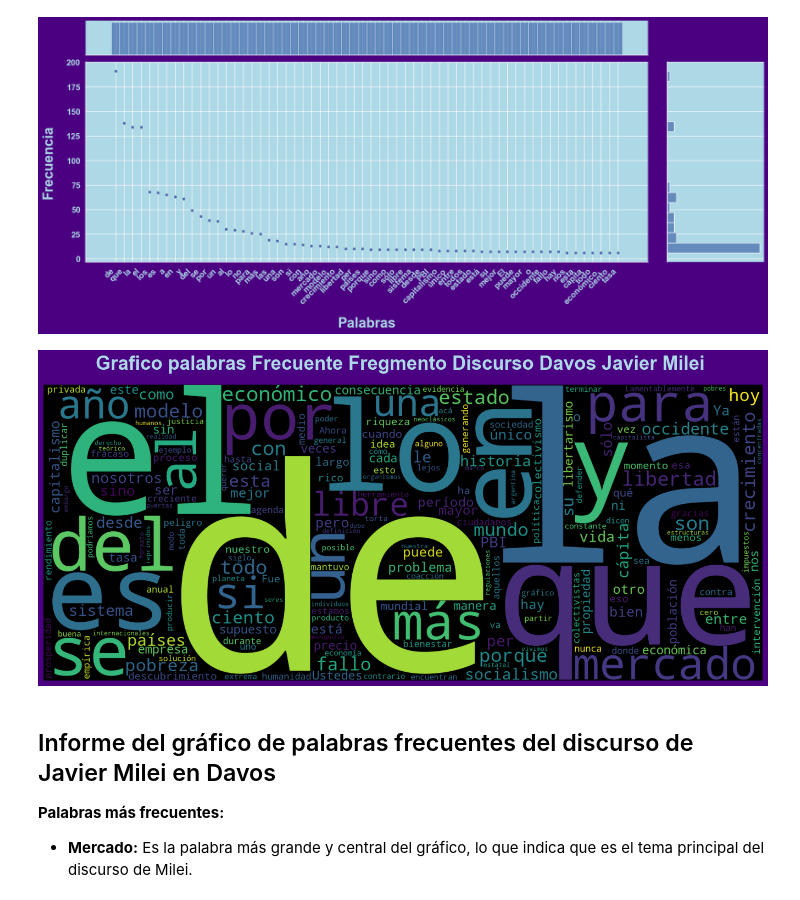
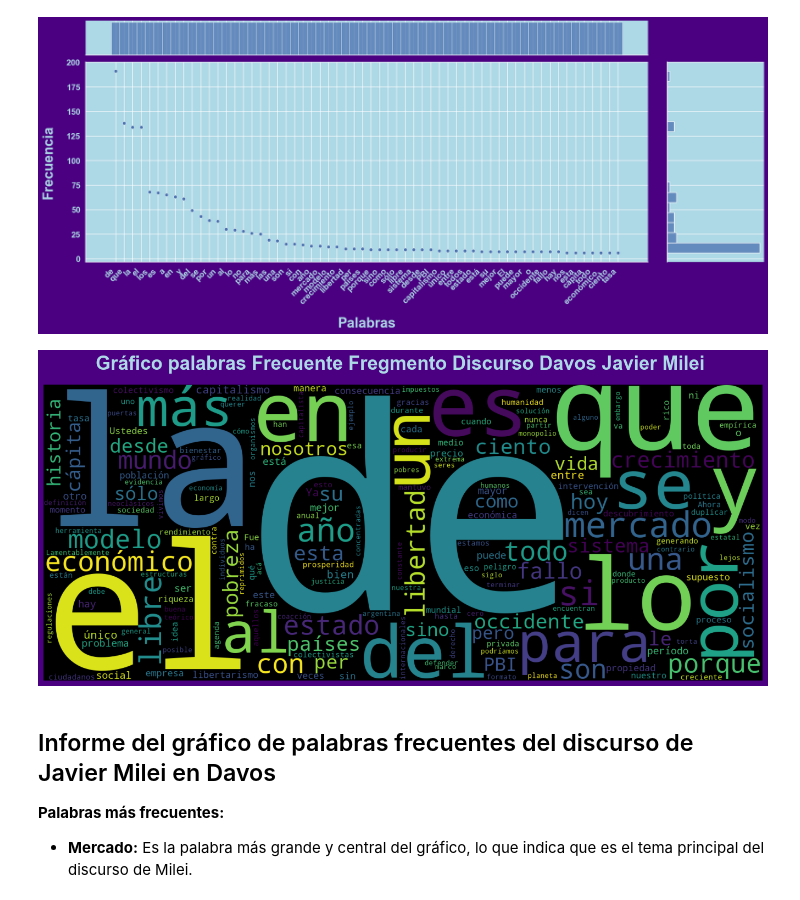
Before and after one commit to Wanves/An-lisis-Frecuencia-de-Palabras, a Jupyter notebook: Analisis_palabras_frecuentes.ipynb, the cells around one changed output. Saved outputs shown, nothing was run; the diff lists cells and outputs as text; code cells hidden in the pictures.

```diff
--- a/Analisis_palabras_frecuentes.ipynb
+++ b/Analisis_palabras_frecuentes.ipynb
@@ -238,20 +238,20 @@ grafico()
 # %%
 def grafico(wordcloud):
     plt.figure(figsize=(20,7), facecolor='indigo')
     plt.imshow(wordcloud)
     wordcloud = WordCloud(width=800, height=500, collocations=False).generate(discurso)
-    plt.title('Grafico palabras Frecuente Fregmento Discurso Davos Javier Milei ', size= 25, color='lightblue', fontweight='bold', pad=20)
+    plt.title('Gráfico palabras Frecuente Fregmento Discurso Davos Javier Milei ', size= 25, color='lightblue', fontweight='bold', pad=20)
     plt.xlabel('x', size= 20, color='lightblue', fontweight='bold',labelpad=20)
     plt.ylabel('y', size= 20, color='lightblue', fontweight='bold',labelpad=20)
     plt.xticks(color='lightblue', size=15, fontweight='bold')
     plt.yticks(color='lightblue', size=15, fontweight='bold')
     # plt.legend(['temperatura'], loc='best', fontsize=15)
     plt.axis('off')
     plt.show()
 wordcloud = WordCloud(width=1700, height=700, collocations=False).generate(discurso)
 grafico(wordcloud)
 # %% [output]
-[figure, old version]
+[figure, new version]
 # %% [markdown]
 ## Informe del gráfico de palabras frecuentes del discurso de Javier Milei en Davos
 
```
